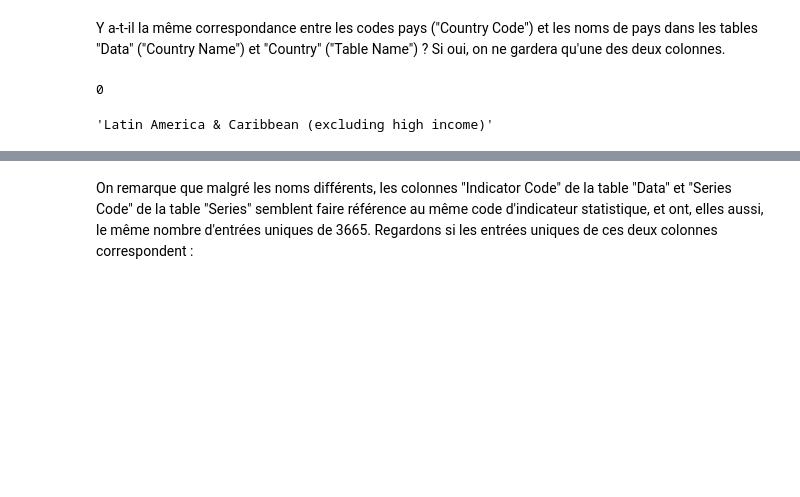
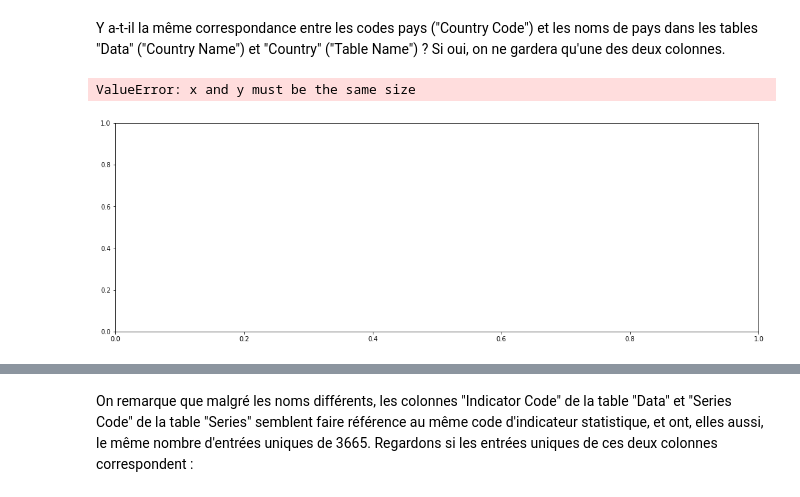
Before and after one commit to SmellyArmure/OC_DS_Project2, a Jupyter notebook: NOTEBOOK/P2-DataSystEd.ipynb, the cells around one changed output, grey strips where cells are left out. Cells and saved outputs as stored; diff of their text form; code cells hidden in the pictures; blank space fills up the shorter version.

Commit message:
notebook : Tracé des premiers graphes (nbe indic dispo par année par pays)

```diff
--- a/NOTEBOOK/P2-DataSystEd.ipynb
+++ b/NOTEBOOK/P2-DataSystEd.ipynb
@@ -189,14 +203,16 @@ code_name_data =
-# %%
-li = data[data["Country Code"]==cnt_code_uni[10]]["Country Name"]
-temp = 0
-for j in range(len(li)):
-    if li.iloc[j] != li.iloc[0]:
-        temp+=1
-tab.append(temp)
-temp
-# %% [output]
-0
-# %%
-li.iloc[0]
-# %% [output]
-'Latin America & Caribbean (excluding high income)'
+# %%
+#set(zip(sorted(data["Country Name"].unique()), sorted(country["Table Name"].unique())))
+data_gb_cnt = data.groupby("Country Code").count() #"Country Name"
+# %%
+# nbe d'indicateur (sur 3665 = max) dispo par année pour la France
+
+tab = [data_gb_cnt[data_gb_cnt.index=='FRA'][year].values for year in data_gb_cnt.columns[2:].values]
+
+fig = plt.figure(figsize = (18,6))
+x = data_gb_cnt.columns[2:].values
+y = tab
+plt.scatter(np.arange(1970,2017), y)
+plt.show()
+# %% [output]
+ValueError: x and y must be the same size
+[figure, added]
```
Also changed, not shown: parts of 32 cells of this notebook.
